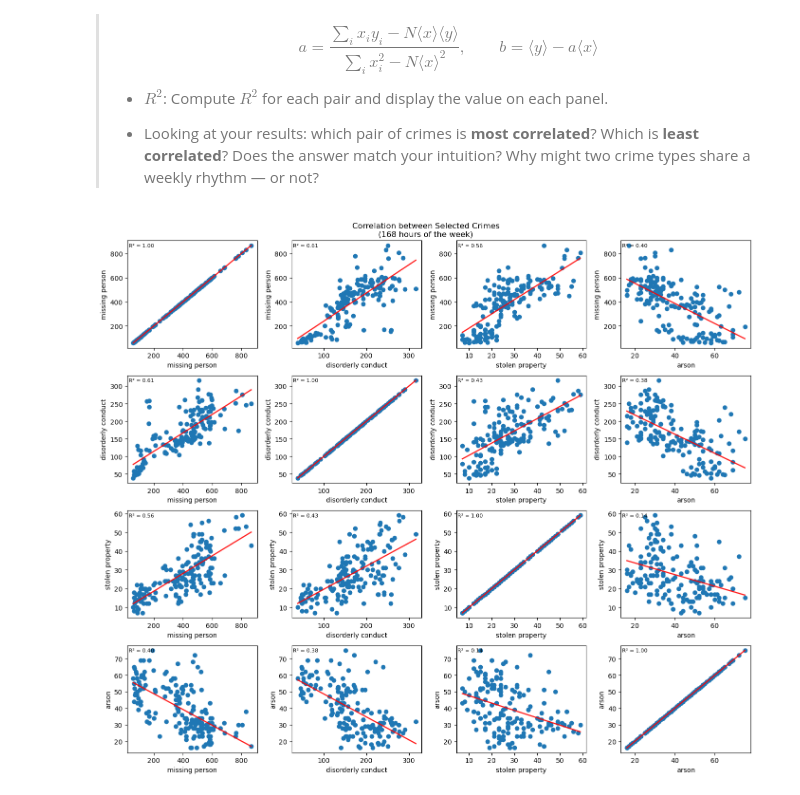
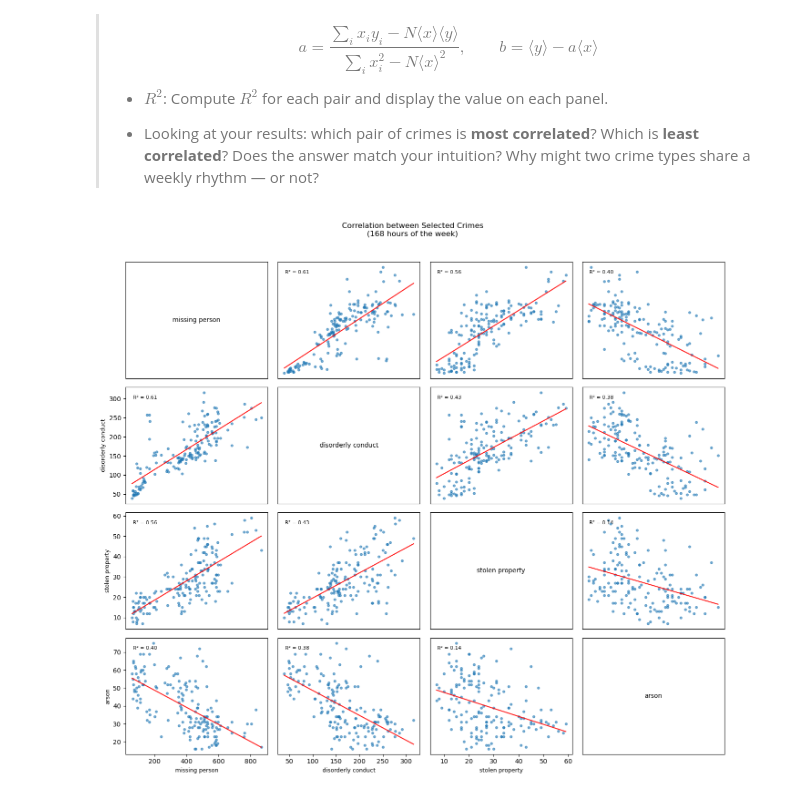
Before and after one commit to Yasmine-bou/Data_analysis, a Jupyter notebook: Assignment1.ipynb, the cells around one changed output. Drawn from its saved outputs; the diff is of its cells as text; code cells hidden in the pictures.

Commit message:
A1.5: refine 168-hour correlation/regression code and add markdown interpretation (most/least correlated pairs with R^2)

```diff
--- a/Assignment1.ipynb
+++ b/Assignment1.ipynb
@@ -665,48 +680,67 @@ def r_squared(x, y):
     return 1 - (ss_res / ss_tot)
 # %%
 selected_crimes = [
-#   'Assault',
-#   'Burglary',
-#   'Vehicle Theft',
-#   'Drug Offense',
-  'Missing Person',
-  'Disorderly Conduct',
-  'Stolen Property',
-  'Arson',
+  "Missing Person",
+  "Disorderly Conduct",
+  "Stolen Property",
+  "Arson",
 ]
 selected_crimes = [c.lower() for c in selected_crimes]
 
 df_selected = df_focus[df_focus["Incident Category"].isin(selected_crimes)].copy()
 df_selected["Weekday"] = df_selected["Incident Datetime"].dt.weekday
 df_selected["Hour"] = df_selected["Incident Datetime"].dt.hour
-df_selected['Week Hour'] = df_selected['Weekday'] * 24 + df_selected['Hour']
+df_selected["Week Hour"] = df_selected["Weekday"] * 24 + df_selected["Hour"]
 
-counts = df_selected.groupby(['Incident Category', 'Week Hour']).size()
-counts = counts.T
+# ✅ build a 168 x n_crimes table (includes hours with 0 incidents)
+counts = (
+    df_selected.groupby(["Week Hour", "Incident Category"])
+    .size()
+    .unstack(fill_value=0)
+    .reindex(range(168), fill_value=0)
+)
 
 n_crimes = len(selected_crimes)
 fig, axes = plt.subplots(nrows=n_crimes, ncols=n_crimes, figsize=(14, 12))
-for i in range(n_crimes**2):
-    x_i = int(i/n_crimes)
-    y_i = int(i%n_crimes)
-    x = counts[selected_crimes[x_i]].values
-    y = counts[selected_crimes[y_i]].values
-    ax = axes[y_i, x_i]
-    ax.scatter(x, y)
-    ax.set_xlabel(selected_crimes[x_i])
-    ax.set_ylabel(selected_crimes[y_i])
-    a, b = linear_regression(x, y)
-    r2 = r_squared(x, y)
 
-    # Plot line
-    x_line = np.array([x.min(), x.max()])
-    ax.plot(x_line, a * x_line + b, color='red', lw=1.8, alpha=0.9)
+for row in range(n_crimes):          # y-axis crime
+    for col in range(n_crimes):      # x-axis crime
+        ax = axes[row, col]
 
-    # Plot R²
-    ax.text(0.01, 0.94, f'R² = {r2:.2f}', fontsize=8, transform=ax.transAxes)
+        x = counts[selected_crimes[col]].to_numpy()
+        y = counts[selected_crimes[row]].to_numpy()
 
-plt.suptitle("Correlation between Selected Crimes\n(168 hours of the week)")
+        # ✅ diagonal: just show the name, no scatter
+        if row == col:
+            ax.text(0.5, 0.5, selected_crimes[col], ha="center", va="center", transform=ax.transAxes)
+            ax.set_xticks([])
+            ax.set_yticks([])
+            continue
+
+        ax.scatter(x, y, s=12, alpha=0.6)
+
+        # regression line + R²
+        a, b = linear_regression(x, y)
+        r2 = r_squared(x, y)
+
+        x_line = np.array([x.min(), x.max()])
+        ax.plot(x_line, a * x_line + b, color="red", lw=1.5, alpha=0.9)
+
+        ax.text(0.05, 0.90, f"R² = {r2:.2f}", fontsize=8, transform=ax.transAxes)
+
+        # ✅ reduce clutter: label only outer plots
+        if row == n_crimes - 1:
+            ax.set_xlabel(selected_crimes[col], fontsize=9)
+        else:
+            ax.set_xticks([])
+
+        if col == 0:
+            ax.set_ylabel(selected_crimes[row], fontsize=9)
+        else:
+            ax.set_yticks([])
+
+plt.suptitle("Correlation between Selected Crimes\n(168 hours of the week)", y=1.02)
 plt.tight_layout()
 plt.show()
 # %% [output]
-[figure, old version]
+[figure, new version]
```
Also changed, not shown: parts of 10 cells of this notebook.
